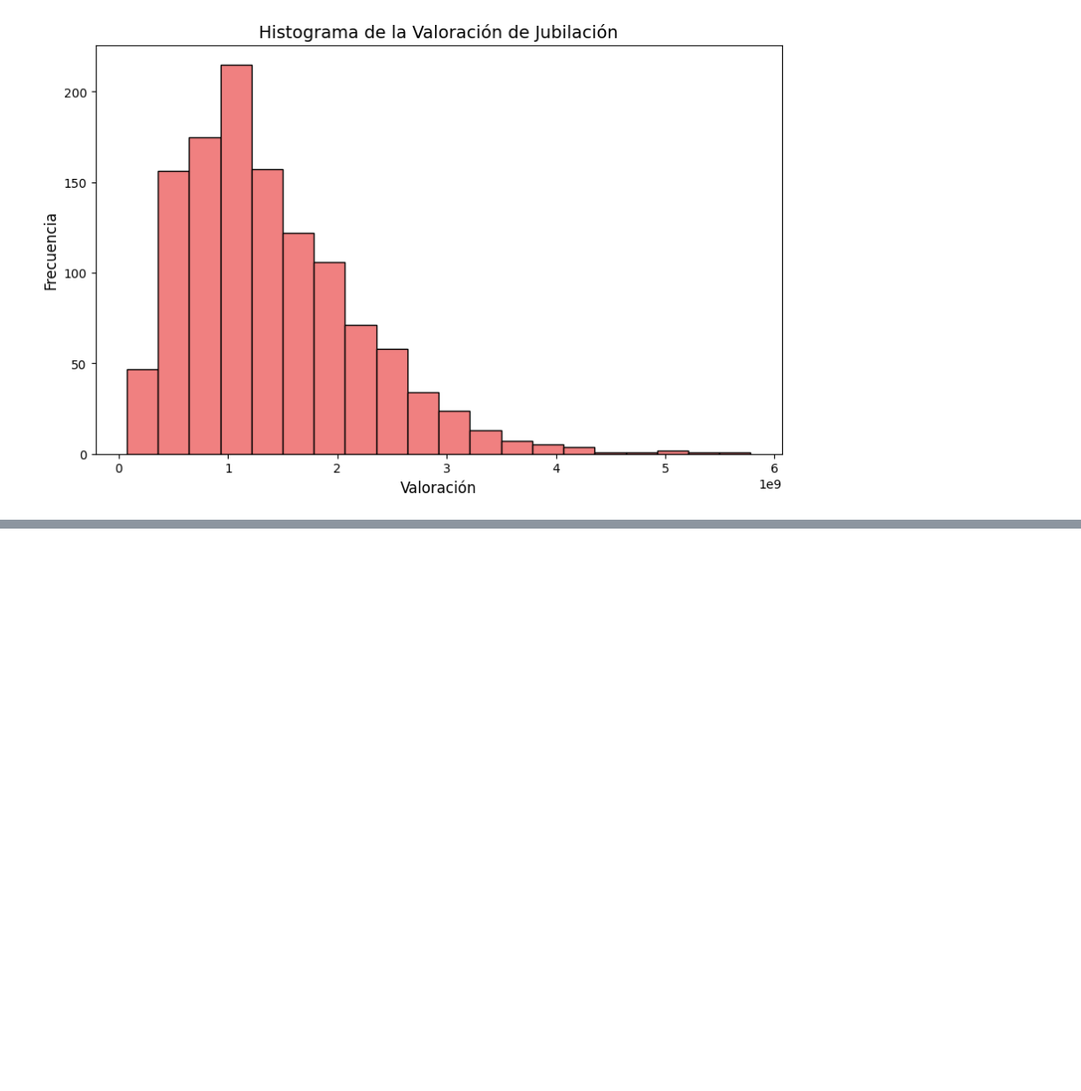
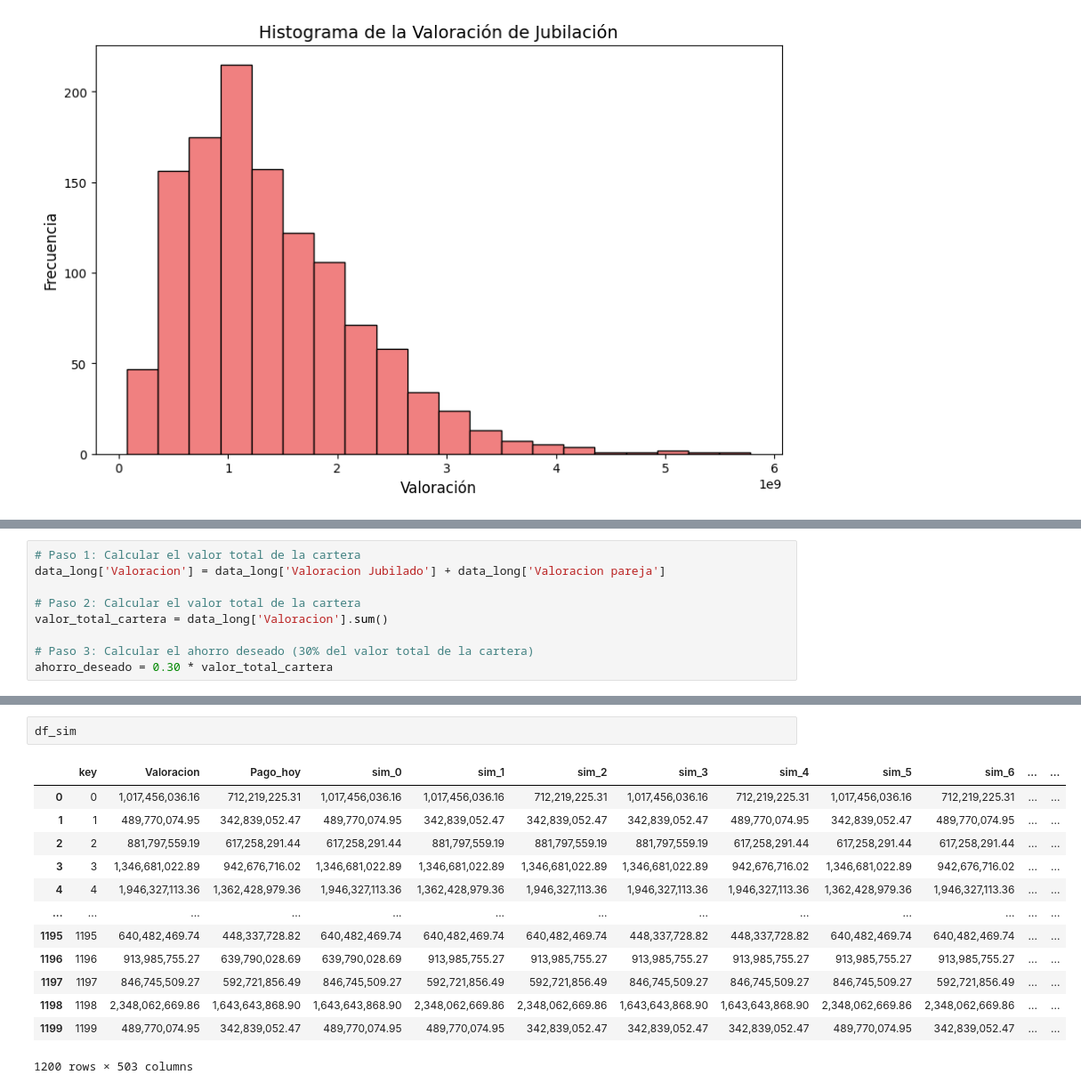
Before and after one commit to mateocivil10/pj_sa_202402, a Jupyter notebook: notebook/Ejercicio_clase4_clase5_riesgo_long.ipynb, the cells around one changed output, grey strips where cells are left out. Shown at 89% size. Drawn from its saved outputs; the diff is of its cells as text; blank space fills up the shorter version.

```diff
--- a/notebook/Ejercicio_clase4_clase5_riesgo_long.ipynb
+++ b/notebook/Ejercicio_clase4_clase5_riesgo_long.ipynb
@@ -177,0 +192,9 @@ plt.show()
+# %%
+# Paso 1: Calcular el valor total de la cartera
+data_long['Valoracion'] = data_long['Valoracion Jubilado'] + data_long['Valoracion pareja']
+
+# Paso 2: Calcular el valor total de la cartera
+valor_total_cartera = data_long['Valoracion'].sum()
+
+# Paso 3: Calcular el ahorro deseado (30% del valor total de la cartera)
+ahorro_deseado = 0.30 * valor_total_cartera
@@ -177,0 +257,16 @@ plt.show()
+# %%
+df_sim
+# %% [output]
+|  | key | Valoracion | Pago_hoy | sim_0 | sim_1 | sim_2 | sim_3 | sim_4 | sim_5 | sim_6 | ... | ... |
+| 0 | 0 | 1,017,456,036.16 | 712,219,225.31 | 1,017,456,036.16 | 1,017,456,036.16 | 712,219,225.31 | 1,017,456,036.16 | 712,219,225.31 | 1,017,456,036.16 | 712,219,225.31 | ... | ... |
+| 1 | 1 | 489,770,074.95 | 342,839,052.47 | 489,770,074.95 | 342,839,052.47 | 342,839,052.47 | 342,839,052.47 | 489,770,074.95 | 342,839,052.47 | 489,770,074.95 | ... | ... |
+| 2 | 2 | 881,797,559.19 | 617,258,291.44 | 617,258,291.44 | 881,797,559.19 | 881,797,559.19 | 881,797,559.19 | 617,258,291.44 | 617,258,291.44 | 617,258,291.44 | ... | ... |
+| 3 | 3 | 1,346,681,022.89 | 942,676,716.02 | 1,346,681,022.89 | 1,346,681,022.89 | 1,346,681,022.89 | 1,346,681,022.89 | 942,676,716.02 | 1,346,681,022.89 | 942,676,716.02 | ... | ... |
+| 4 | 4 | 1,946,327,113.36 | 1,362,428,979.36 | 1,946,327,113.36 | 1,362,428,979.36 | 1,946,327,113.36 | 1,946,327,113.36 | 1,946,327,113.36 | 1,362,428,979.36 | 1,946,327,113.36 | ... | ... |
+| ... | ... | ... | ... | ... | ... | ... | ... | ... | ... | ... | ... | ... |
+| 1195 | 1195 | 640,482,469.74 | 448,337,728.82 | 640,482,469.74 | 640,482,469.74 | 640,482,469.74 | 448,337,728.82 | 448,337,728.82 | 640,482,469.74 | 640,482,469.74 | ... | ... |
+| 1196 | 1196 | 913,985,755.27 | 639,790,028.69 | 639,790,028.69 | 913,985,755.27 | 913,985,755.27 | 913,985,755.27 | 913,985,755.27 | 913,985,755.27 | 913,985,755.27 | ... | ... |
+| 1197 | 1197 | 846,745,509.27 | 592,721,856.49 | 846,745,509.27 | 592,721,856.49 | 592,721,856.49 | 846,745,509.27 | 846,745,509.27 | 846,745,509.27 | 592,721,856.49 | ... | ... |
+| 1198 | 1198 | 2,348,062,669.86 | 1,643,643,868.90 | 1,643,643,868.90 | 2,348,062,669.86 | 2,348,062,669.86 | 1,643,643,868.90 | 1,643,643,868.90 | 2,348,062,669.86 | 2,348,062,669.86 | ... | ... |
+| 1199 | 1199 | 489,770,074.95 | 342,839,052.47 | 489,770,074.95 | 489,770,074.95 | 342,839,052.47 | 342,839,052.47 | 342,839,052.47 | 489,770,074.95 | 342,839,052.47 | ... | ... |
+1200 rows × 503 columns
```
Also changed, not shown: parts of 17 cells of this notebook, 3 other files.
